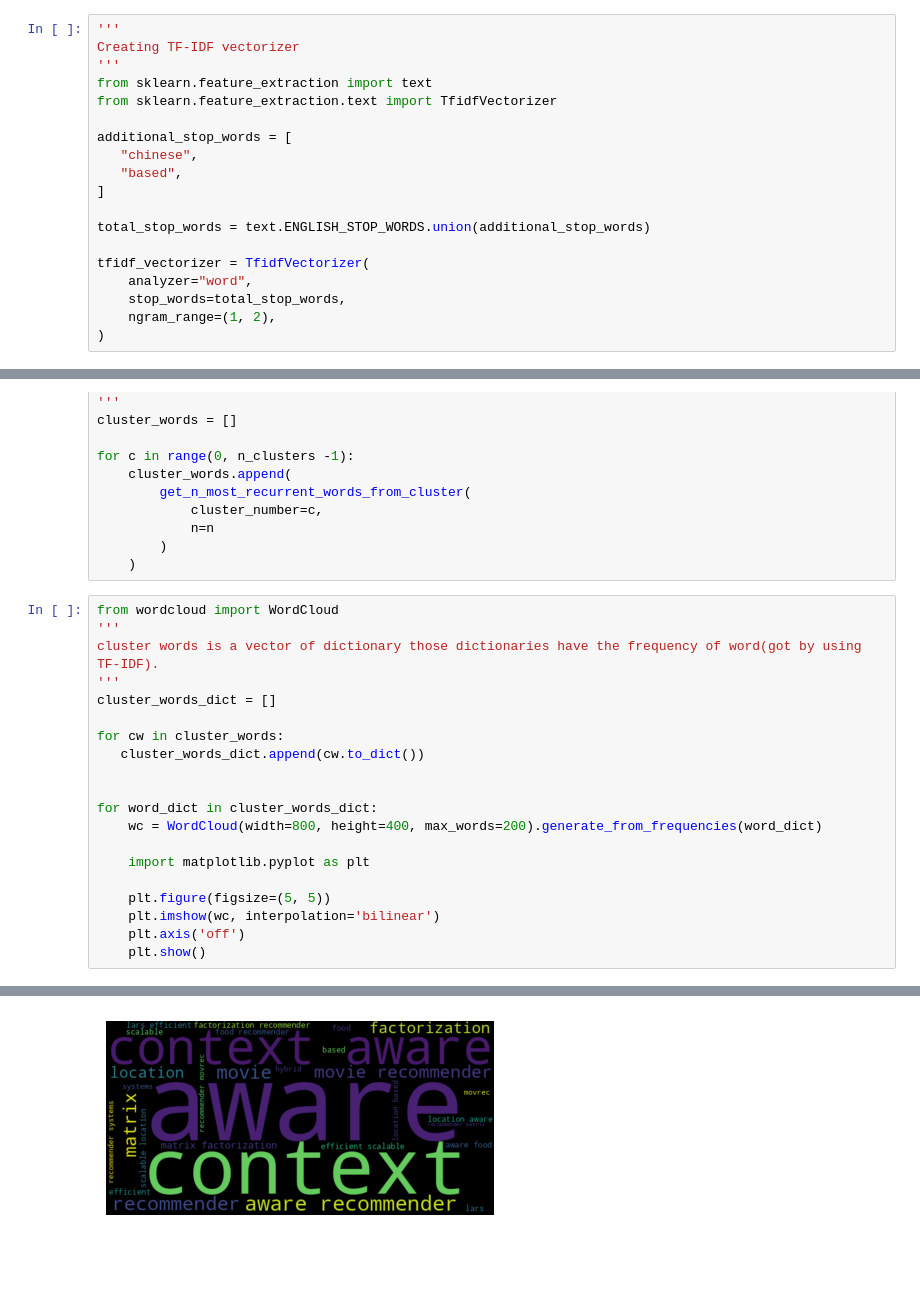
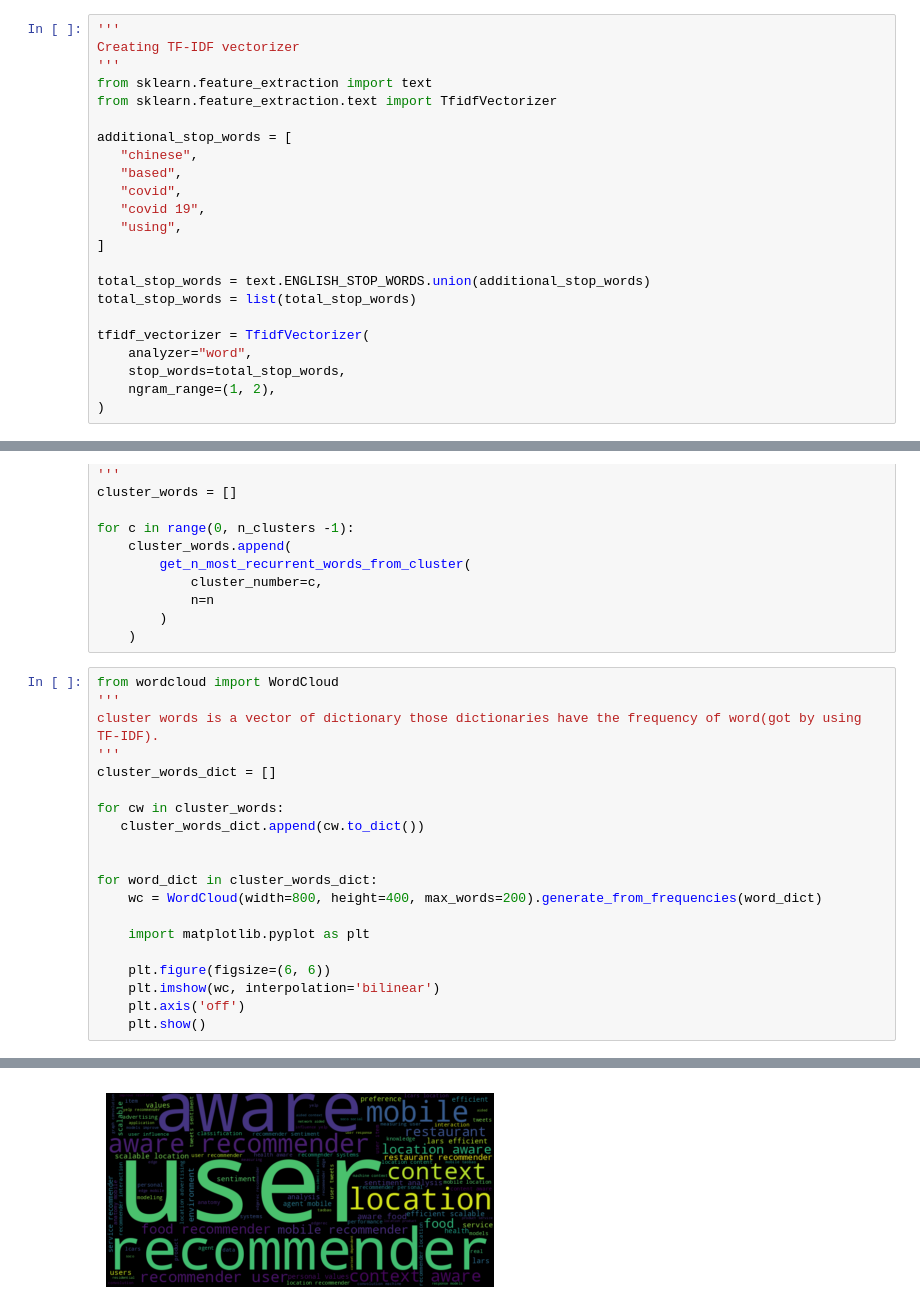
Before and after one commit to GUILN/recommender_systems, a Jupyter notebook: helpers/papers_clustering.ipynb, the cells around one changed output, grey strips where cells are left out. Drawn from its saved outputs; the diff is of its cells as text; blank space fills up the shorter version.

Commit message:
add more stop words

```diff
--- a/helpers/papers_clustering.ipynb
+++ b/helpers/papers_clustering.ipynb
@@ -30,9 +30,13 @@ from sklearn.feature_extraction.text import TfidfVectorizer
 additional_stop_words = [
    "chinese",
    "based",
+   "covid",
+   "covid 19",
+   "using",
 ]
 
 total_stop_words = text.ENGLISH_STOP_WORDS.union(additional_stop_words)
+total_stop_words = list(total_stop_words)
 
 tfidf_vectorizer = TfidfVectorizer(
     analyzer="word",
@@ -122,7 +132,7 @@ for word_dict in cluster_words_dict:
 
     import matplotlib.pyplot as plt
 
-    plt.figure(figsize=(5, 5))
+    plt.figure(figsize=(6, 6))
     plt.imshow(wc, interpolation='bilinear')
     plt.axis('off')
     plt.show()
@@ -134 +144 @@ for word_dict in cluster_words_dict:
-[figure, old version]
+[figure, new version]
```
Also changed, not shown: parts of 2 cells of this notebook.
